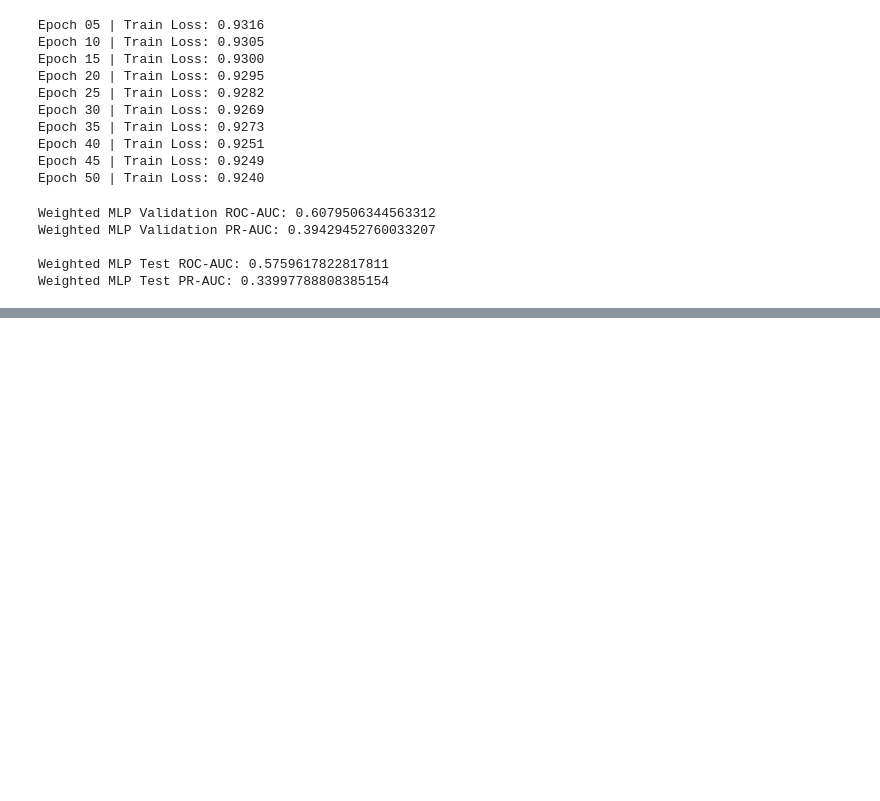
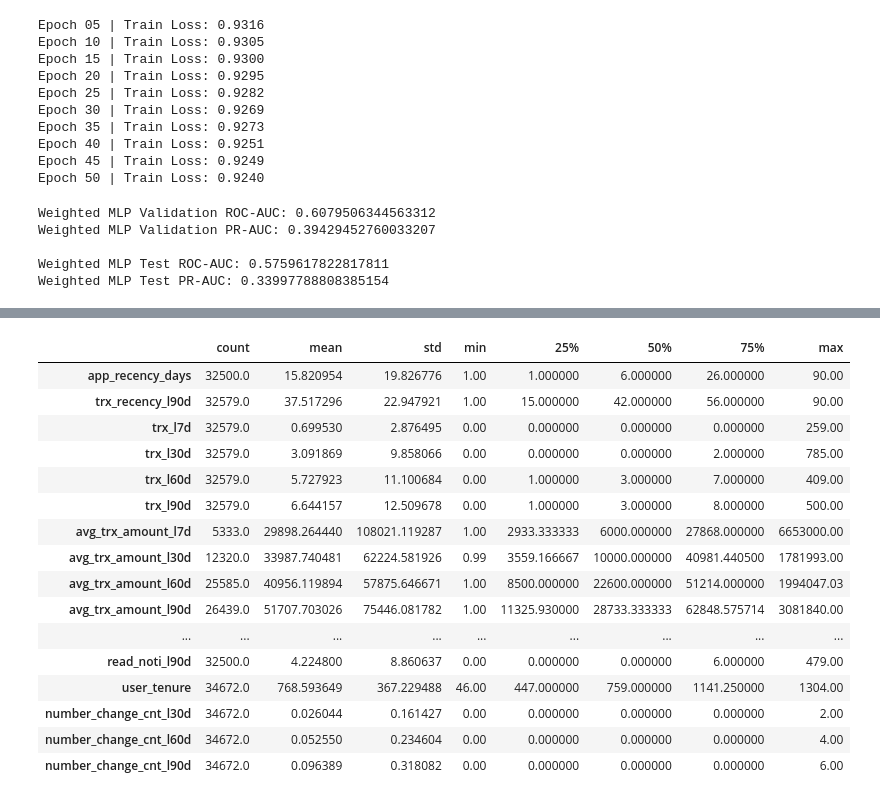
Before and after one commit to Khishigjargal42/toki_ds_task, a Jupyter notebook: notebooks/Toki_DPD91_Final.ipynb, the cells around one changed output, grey strips where cells are left out. Saved outputs shown, nothing was run; the diff lists cells and outputs as text; code cells hidden in the pictures; blank space fills up the shorter version.

```diff
--- a/notebooks/Toki_DPD91_Final.ipynb
+++ b/notebooks/Toki_DPD91_Final.ipynb
@@ -4537,0 +4583,33 @@ Weighted MLP Test PR-AUC: 0.33997788808385154
+# %%
+behavior_cols = [
+    "app_recency_days",
+    "trx_recency_l90d",
+    "trx_l7d",
+    "trx_l30d",
+    "trx_l60d",
+    "trx_l90d",
+    "avg_trx_amount_l7d",
+    "avg_trx_amount_l30d",
+    "avg_trx_amount_l60d",
+    "avg_trx_amount_l90d",
+    "sessions_l7d",
+    "sessions_l30d",
+    "sessions_l60d",
+    "sessions_l90d",
+    "read_noti_l7d",
+    "read_noti_l30d",
+    "read_noti_l60d",
+    "read_noti_l90d",
+    "user_tenure",
+    "number_change_cnt_l30d",
+    "number_change_cnt_l60d",
+    "number_change_cnt_l90d",
+]
+
+available_behavior_cols = [
+    c for c in behavior_cols
+    if c in train_data.columns
+]
+
+print("Available behavioral features:", len(available_behavior_cols))
+print(available_behavior_cols)
@@ -4537,0 +4651,20 @@ Weighted MLP Test PR-AUC: 0.33997788808385154
+# %%
+train_data[available_behavior_cols].describe().T
+# %% [output]
+|  | count | mean | std | min | 25% | 50% | 75% | max |
+| app_recency_days | 32500.0 | 15.820954 | 19.826776 | 1.00 | 1.000000 | 6.000000 | 26.000000 | 90.00 |
+| trx_recency_l90d | 32579.0 | 37.517296 | 22.947921 | 1.00 | 15.000000 | 42.000000 | 56.000000 | 90.00 |
+| trx_l7d | 32579.0 | 0.699530 | 2.876495 | 0.00 | 0.000000 | 0.000000 | 0.000000 | 259.00 |
+| trx_l30d | 32579.0 | 3.091869 | 9.858066 | 0.00 | 0.000000 | 0.000000 | 2.000000 | 785.00 |
+| trx_l60d | 32579.0 | 5.727923 | 11.100684 | 0.00 | 1.000000 | 3.000000 | 7.000000 | 409.00 |
+| trx_l90d | 32579.0 | 6.644157 | 12.509678 | 0.00 | 1.000000 | 3.000000 | 8.000000 | 500.00 |
+| avg_trx_amount_l7d | 5333.0 | 29898.264440 | 108021.119287 | 1.00 | 2933.333333 | 6000.000000 | 27868.000000 | 6653000.00 |
+| avg_trx_amount_l30d | 12320.0 | 33987.740481 | 62224.581926 | 0.99 | 3559.166667 | 10000.000000 | 40981.440500 | 1781993.00 |
+| avg_trx_amount_l60d | 25585.0 | 40956.119894 | 57875.646671 | 1.00 | 8500.000000 | 22600.000000 | 51214.000000 | 1994047.03 |
+| avg_trx_amount_l90d | 26439.0 | 51707.703026 | 75446.081782 | 1.00 | 11325.930000 | 28733.333333 | 62848.575714 | 3081840.00 |
+| ... | ... | ... | ... | ... | ... | ... | ... | ... |
+| read_noti_l90d | 32500.0 | 4.224800 | 8.860637 | 0.00 | 0.000000 | 0.000000 | 6.000000 | 479.00 |
+| user_tenure | 34672.0 | 768.593649 | 367.229488 | 46.00 | 447.000000 | 759.000000 | 1141.250000 | 1304.00 |
+| number_change_cnt_l30d | 34672.0 | 0.026044 | 0.161427 | 0.00 | 0.000000 | 0.000000 | 0.000000 | 2.00 |
+| number_change_cnt_l60d | 34672.0 | 0.052550 | 0.234604 | 0.00 | 0.000000 | 0.000000 | 0.000000 | 4.00 |
+| number_change_cnt_l90d | 34672.0 | 0.096389 | 0.318082 | 0.00 | 0.000000 | 0.000000 | 0.000000 | 6.00 |
```
Also changed, not shown: parts of 82 cells of this notebook.
